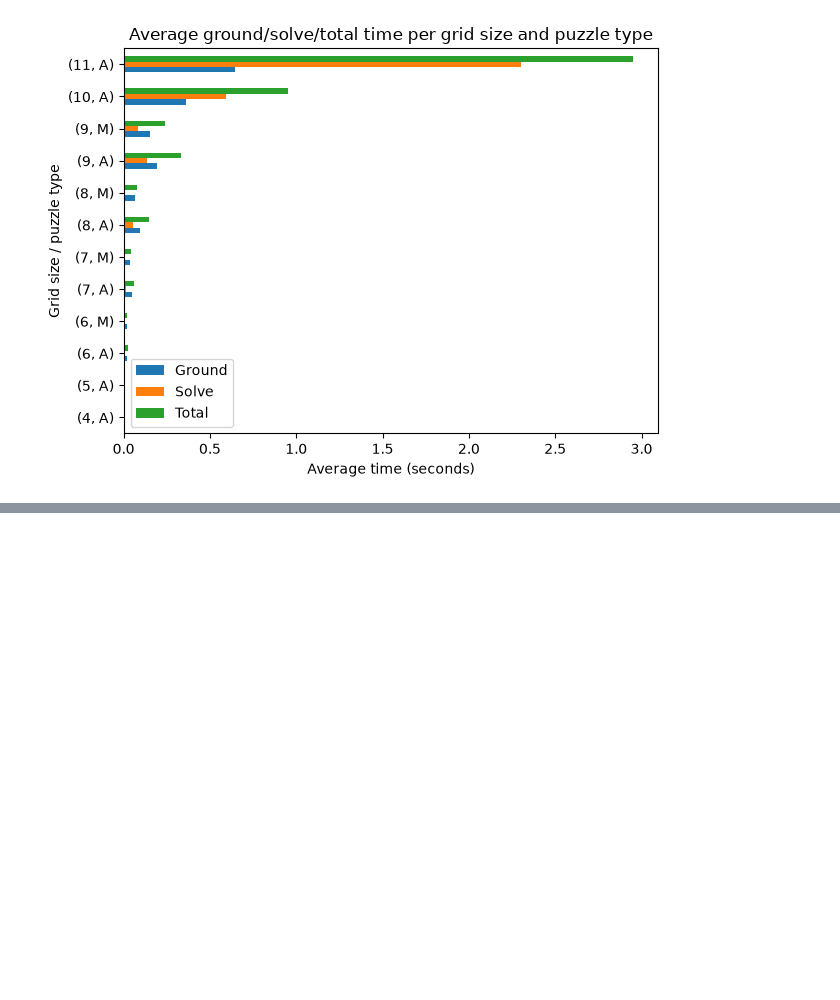
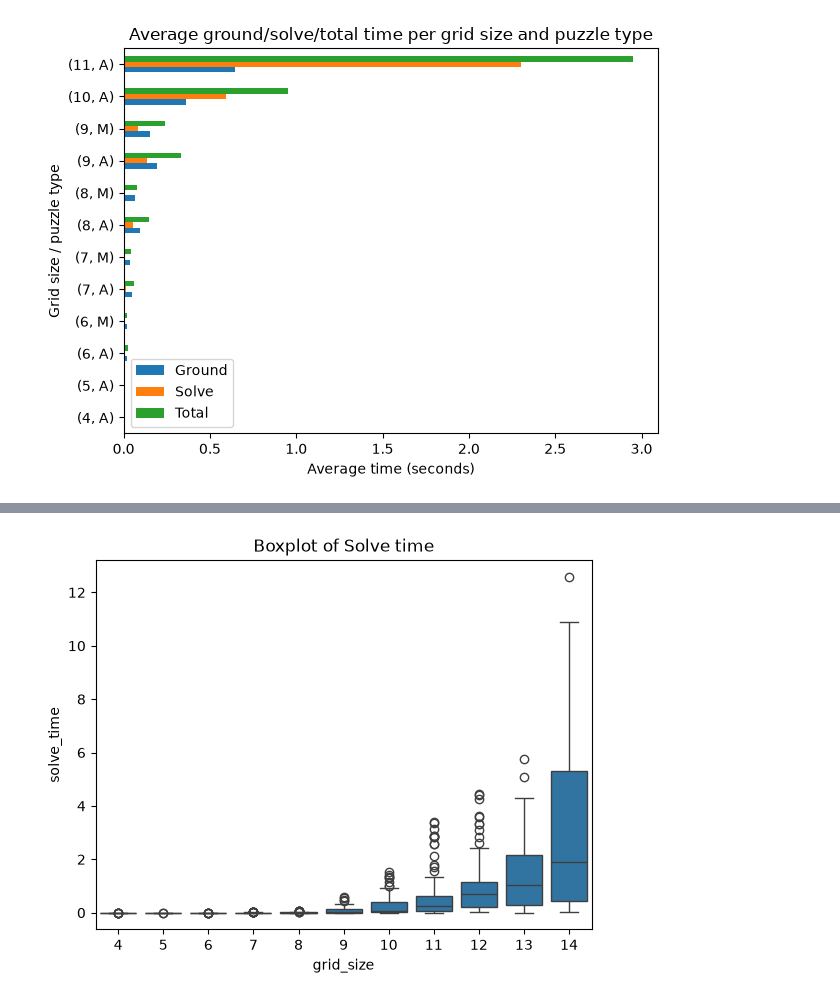
Before and after one commit to jurgendevries-ou-student/murdoku-solve, a Jupyter notebook: extraction/run/experiment.ipynb, the cells around one changed output, grey strips where cells are left out. Saved outputs shown, nothing was run; the diff lists cells and outputs as text; code cells hidden in the pictures; blank space fills up the shorter version.

```diff
--- a/extraction/run/experiment.ipynb
+++ b/extraction/run/experiment.ipynb
@@ -966,9 +966,14 @@ plt.tight_layout()
 plt.show()
 # %% [output]
 [figure]
+# %%
+import ast
+
+results = pd.read_csv('main-results.csv')
+results['clue_type_counts'] = results['clue_type_counts'].apply(ast.literal_eval)
 # %%
 #linear regression on the most important variables
-results = pd.DataFrame(results_choice)
+#results = pd.DataFrame(results_choice)
 
 dependent_variables = ['ground_time', 'solve_time']
 independent_variables = ['grid_size', 'clue_count', 'grounded_at']
@@ -1006,12 +1011,6 @@ clue_generalization_dict = {
 
             'no_object_in_col': 'no object in row/column',\
             'no_object_in_row': 'no object in row/column'}
-# Extract the dictionary from the list
-
-
-#import ast
-
-#results['clue_type_counts'] = results['clue_type_counts'].apply(ast.literal_eval)
 
 clue_counts_all = pd.json_normalize(results['clue_type_counts']).set_index(results.index)
 sum_mapping = {}
@@ -1023,7 +1022,7 @@ for new_col, columns_to_combine in sum_mapping.items():
     if valid_cols:
         clue_counts_all[new_col] = clue_counts_all[valid_cols].sum(axis=1, min_count=1)
 
-clue_counts_all = clue_counts_all.drop(columns=[k for keys in clue_generalization_dict.keys() for k in keys], errors='ignore')
+clue_counts_all = clue_counts_all.drop(columns=[key for key in clue_generalization_dict.keys()], errors='ignore')
 clue_counts_all = clue_counts_all.fillna(0)
 
 results_dummies = pd.get_dummies(results[independent_variables_to_dummies], drop_first=True, dtype=int)
@@ -1031,7 +1030,7 @@ results_dummies = pd.get_dummies(results[independent_variables_to_dummies], drop
 results_indep = results[independent_variables].copy()
 results_indep['number_of_cells'] = results_indep['grid_size'] ** 2
 
-results_for_linreg = pd.concat([results_indep, clue_counts_all, results[dependent_variables]], axis=1)
+results_for_linreg = pd.concat([results_indep, results_dummies, clue_counts_all, results[dependent_variables]], axis=1)
 # %%
 results_for_linreg.columns
 # %% [output]
@@ -1049,37 +1049,63 @@ Index(['grid_size', 'clue_count', 'grounded_at', 'number_of_cells', 'next_to',
       dtype='str')
 # %%
+from sklearn.preprocessing import PolynomialFeatures
+
+
 #Actual regression
+results_filter = (results_for_linreg['choice_type_Python'] == 1) #& (results_for_linreg['grid_size'] == 10)
+results_for_linreg_subset = results_for_linreg[results_filter]
 
-X = results_for_linreg[['grid_size',#'clue_count',
-       'grounded_at', 'number_of_cells', 'next_to',
+dep_value = 'solve_time'
+
+
+def outlier_mask(x):
+    Q1 = x.quantile(0.25)
+    Q3 = x.quantile(0.75)
+    IQR = Q3 - Q1
+    lower = Q1 - 1.5 * IQR
+    upper = Q3 + 1.5 * IQR
+    return (x >= lower) & (x <= upper)
+
+valid_rows_mask = results_for_linreg_subset.groupby('grid_size')[dep_value].transform(outlier_mask)
+results_for_linreg_subset = results_for_linreg_subset[valid_rows_mask].reset_index(drop=True)
+
+import seaborn as sns
+sns.boxplot(y='solve_time', x='grid_size', data = results_for_linreg_subset)
+plt.title('Boxplot of Solve time')
+plt.show()
+
+y = np.log(results_for_linreg_subset[dep_value])
+
+X = results_for_linreg_subset[['grid_size',#'clue_count',
+       #'number_of_cells', 'type_M',
+       'choice_type_Python', 'constraint_type_Normal',
+       'constraint_type_Python', 'next_to',
        'in', 'not_in', 'only_one_on', 'on', 'alone', 'in_corner',
-       'in_same_room', 'in_room_with_multiple_females',
-       'in_room_with_multiple_males', 'south_of', 'east_of', 'in_column',
-       'n_persons_on', 'next_to_with_someone_else', 'in_row', 'no_empty_room',
-       'not_next_to', 'north_of', 'no_object_in_col',
-       'someone_else_in_room_on', 'someone_else_in_room_next_to', 'west_of',
-       'object_in_same_room', 'in_room_with_female', 'not_on',
+       'n_persons_on', 'next_to_with_someone_else', 'no_empty_room',
+       'not_next_to', 'in_same_room', 'object_in_same_room', 'not_on',
+       'someone_else_in_room_on', 'someone_else_in_room_next_to',
        'specific row/column', 'in room with multiple males/females',
-       'in room with male/female', 'nesw of', 'no object in row/column']]
+       'in room with male/female', 'nesw of', 'n nesw of', 'no object in row/column']]
 
-y = results_for_linreg['ground_time']
 
-X_train, X_test, y_train, y_test = train_test_split(X, y, test_size=0.2, random_state=42)
+
+X_train, X_test, y_train, y_test = train_test_split(X, y, test_size=0.1, random_state=0)
 scaler = StandardScaler()
 X_train_scaled = scaler.fit_transform(X_train)
 X_test_scaled = scaler.transform(X_test)
 
 model = LinearRegression()
 model.fit(X_train_scaled, y_train)
 
 predictions = model.predict(X_test_scaled)
 
 rmse = np.sqrt(mean_squared_error(y_test, predictions))
 r2 = r2_score(y_test, predictions)
 
 print(f"Root Mean Squared Error (RMSE): {rmse:.2f}")
 print(f"R-squared: {r2:.2f}")
 
 coefficients = pd.DataFrame({'Feature': X.columns, 'Coefficient': model.coef_})
 print("\n", coefficients)
 # %% [output]
+[figure, added]
```
Also changed, not shown: parts of 3 cells of this notebook.
